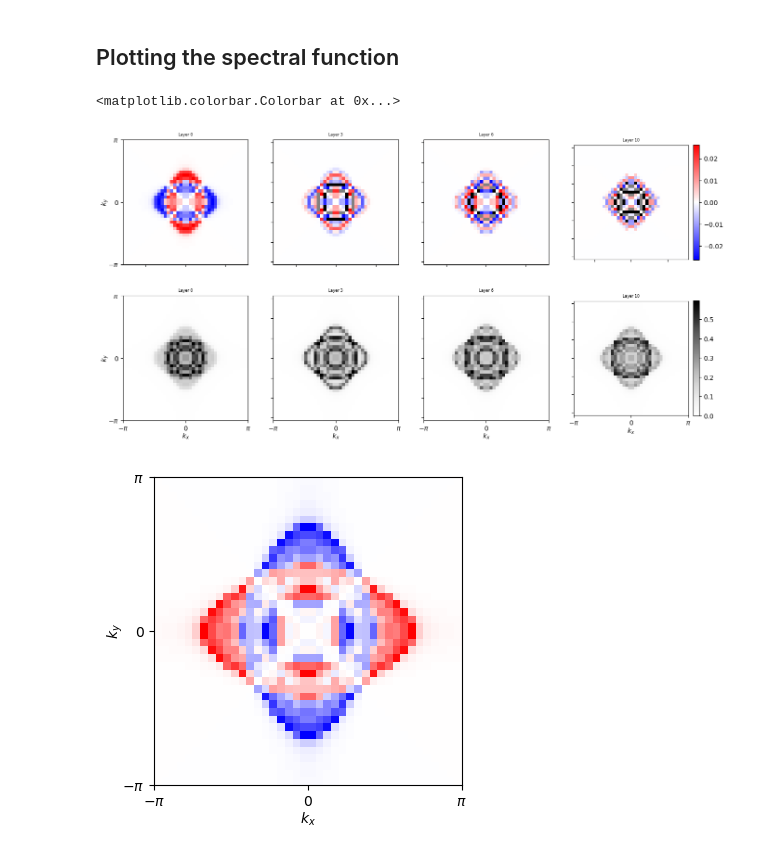
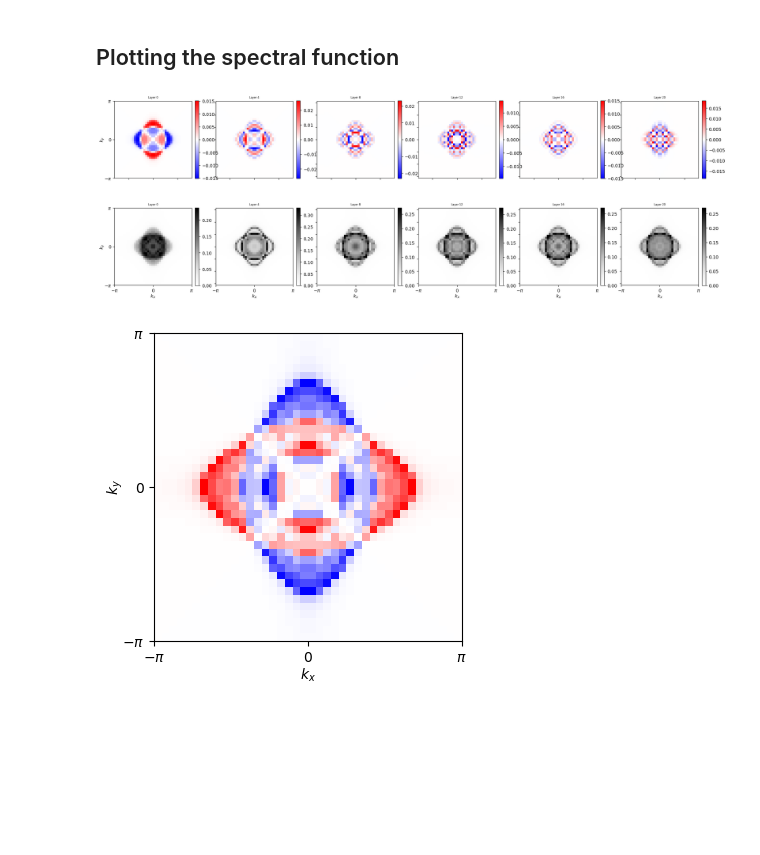
Before and after one commit to dpreuo/alter_surf, a Jupyter notebook: surface_2orbitals.ipynb, the cells around one changed output. Saved outputs shown, nothing was run; the diff lists cells and outputs as text; code cells hidden in the pictures; blank space fills up the shorter version.

```diff
--- a/surface_2orbitals.ipynb
+++ b/surface_2orbitals.ipynb
@@ -86,7 +86,7 @@ plot_FS(ax1,H_2orb_3D,param=param,coloring_operator=coloring_operator,cmap=cmap,
 # %%
 Lq = 40 #number of k-points in each direction
 Hamiltonian_fct = H_2orb_3D
-paramS1 = dict(len_z=20,t1=1,t2=0.5,mu=-3,m=0.6,t3=0,tz=1,tzp=0,PBC=False,Q_z=pi)
+paramS1 = dict(len_z=40,t1=1,t2=0.5,mu=-3,m=0.6,t3=0,tz=1,tzp=0,PBC=False,Q_z=pi)
 
 
 # Define the parameters for the Hamiltonian
@@ -134,37 +134,41 @@ def plot_spectral_density(ax,spectral_density,cmap='bwr',title_plot='',show_xlab
 # %%
 Gamma = 5e-2
 len_z = param['len_z']
+#layers = [0,len_z//6,len_z//3,len_z//2]
+layers = np.linspace(0,len_z//2,6,dtype=int)
 
 
 #Plot
-fig,axs = plt.subplots(2,4,figsize=(16,8))
+fig,axs = plt.subplots(2,len(layers),figsize=(4*len(layers),8))
 
-for ax_column,layer in zip(axs.T,[0,len_z//6,len_z//3,len_z//2]):
+for ax_column,layer in zip(axs.T,layers):
     proj_2layers = projector2layer(layer,len_z=len_z)+projector2layer(layer+1,len_z=len_z)
     coloring_operator = np.kron(proj_2layers,Spin_operator) #projected spin_operator
 
     #compute spin spectral density
     Os = exp_value_O(coloring_operator,psis) #.shape=(n,y,x)
     spectral_density_spin = np.sum(Os*Gamma/(es**2+Gamma**2),axis=0)/len_z
 
-    #computespectral density
+    #compute spectral density
     Os = exp_value_O(np.kron(proj_2layers,np.ones(4)),psis) #.shape=(n,y,x)
     spectral_density0 = np.sum(Os*Gamma/(es**2+Gamma**2),axis=0)/len_z
 
-    if layer==0:
-        vmax_spin = np.abs(spectral_density_spin).max()
-        vmax0 = np.abs(spectral_density0).max()
+
+    vmax_spin = np.abs(spectral_density_spin).max()
+    vmax0 = np.abs(spectral_density0).max()
 
     imT = plot_spectral_density(ax_column[0],spectral_density_spin,title_plot='Layer '+str(layer),show_ylabel=(layer==0),show_xlabel=False,vmax=vmax_spin)
-    imB = plot_spectral_density(ax_column[1],spectral_density0,title_plot='Layer '+str(layer),show_ylabel=(layer==0),show_xlabel=True,vmax=vmax0,vmin=0,cmap='Greys')
+    imB = plot_spectral_density(ax_column[1],spectral_density0,show_ylabel=(layer==0),show_xlabel=True,vmax=vmax0,vmin=0,cmap='Greys')
+
+    #colorbars for each plot
+    plt.colorbar(imT,ax=ax_column[0],fraction=0.046,pad=0.04)
+    plt.colorbar(imB,ax=ax_column[1],fraction=0.046,pad=0.04)
 
 
-
-plt.colorbar(imT,ax=axs[0,-1],fraction=0.046,pad=0.04)
-plt.colorbar(imB,ax=axs[1,-1],fraction=0.046,pad=0.04)
+# plt.colorbar(imT,ax=axs[0,-1],fraction=0.046,pad=0.04)
+# plt.colorbar(imB,ax=axs[1,-1],fraction=0.046,pad=0.04)
 # %% [output]
-<matplotlib.colorbar.Colorbar at 0x...>
-[figure, old version]
+[figure, new version]
 # %%
 Gamma = 5e-2
 coloring_operator = np.kron(projector2layer(len_z//2,len_z=len_z),Spin_operator) #overall spin_operator
```
Also changed, not shown: parts of 9 cells of this notebook, 3 other files.
